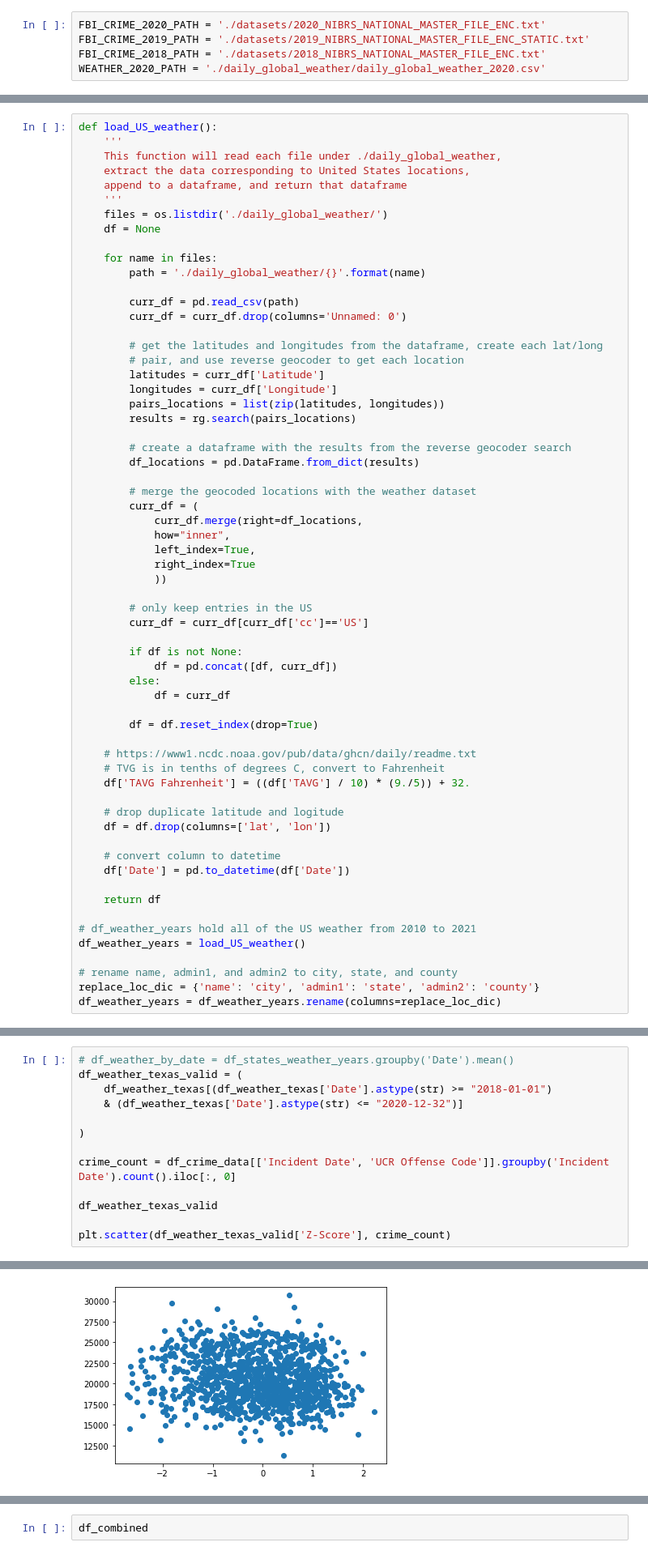
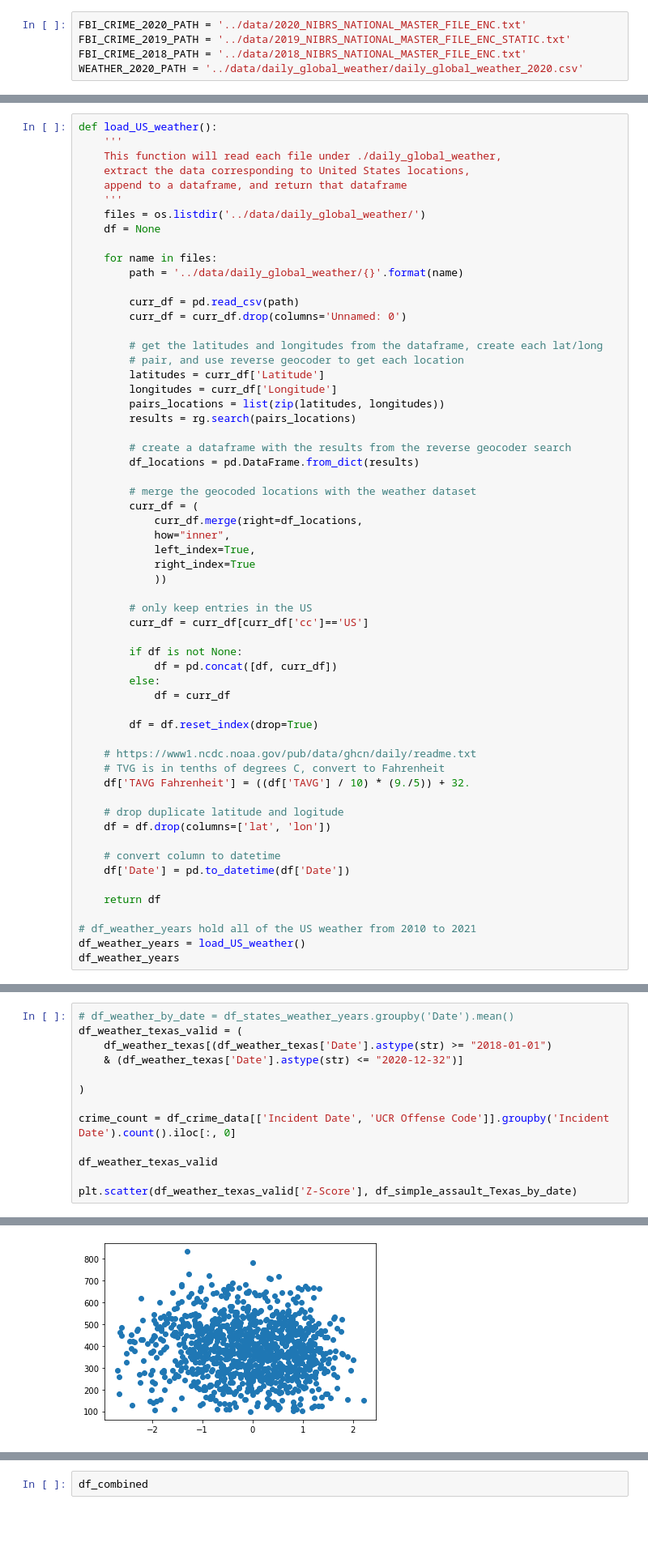
Before and after one commit to gavintchan/data200-grad-project, a Jupyter notebook: analysis/data200_grad_project.ipynb, the cells around one changed output, grey strips where cells are left out. Shown at 81% size. Cells and saved outputs as stored; diff of their text form; blank space fills up the shorter version.

```diff
--- a/data200_grad_project.ipynb
+++ b/analysis/data200_grad_project.ipynb
@@ -99,8 +120,8 @@ if download_unzip_datasets:
 # %%
-FBI_CRIME_2020_PATH = './datasets/2020_NIBRS_NATIONAL_MASTER_FILE_ENC.txt'
-FBI_CRIME_2019_PATH = './datasets/2019_NIBRS_NATIONAL_MASTER_FILE_ENC_STATIC.txt'
-FBI_CRIME_2018_PATH = './datasets/2018_NIBRS_NATIONAL_MASTER_FILE_ENC.txt'
-WEATHER_2020_PATH = './daily_global_weather/daily_global_weather_2020.csv'
+FBI_CRIME_2020_PATH = '../data/2020_NIBRS_NATIONAL_MASTER_FILE_ENC.txt'
+FBI_CRIME_2019_PATH = '../data/2019_NIBRS_NATIONAL_MASTER_FILE_ENC_STATIC.txt'
+FBI_CRIME_2018_PATH = '../data/2018_NIBRS_NATIONAL_MASTER_FILE_ENC.txt'
+WEATHER_2020_PATH = '../data/daily_global_weather/daily_global_weather_2020.csv'
 # %%
 # read daily 2020 weather dataset
 df_daily_global_weather = pd.read_csv(WEATHER_2020_PATH)
@@ -187,11 +208,11 @@ def load_US_weather():
     extract the data corresponding to United States locations,
     append to a dataframe, and return that dataframe
     '''
-    files = os.listdir('./daily_global_weather/')
+    files = os.listdir('../data/daily_global_weather/')
     df = None
 
     for name in files:
-        path = './daily_global_weather/{}'.format(name)
+        path = '../data/daily_global_weather/{}'.format(name)
 
         curr_df = pd.read_csv(path)
         curr_df = curr_df.drop(columns='Unnamed: 0')
@@ -238,7 +259,4 @@ def load_US_weather():
 
 # df_weather_years hold all of the US weather from 2010 to 2021
 df_weather_years = load_US_weather()
-
-# rename name, admin1, and admin2 to city, state, and county
-replace_loc_dic = {'name': 'city', 'admin1': 'state', 'admin2': 'county'}
-df_weather_years = df_weather_years.rename(columns=replace_loc_dic)
+df_weather_years
@@ -1067,17 +1108,17 @@ plot_temperature_crime_relationship("Intimidation")
 # %%
 # df_weather_by_date = df_states_weather_years.groupby('Date').mean()
 df_weather_texas_valid = (
     df_weather_texas[(df_weather_texas['Date'].astype(str) >= "2018-01-01")
     & (df_weather_texas['Date'].astype(str) <= "2020-12-32")]
 
 )
 
 crime_count = df_crime_data[['Incident Date', 'UCR Offense Code']].groupby('Incident Date').count().iloc[:, 0]
 
 df_weather_texas_valid
 
-plt.scatter(df_weather_texas_valid['Z-Score'], crime_count)
+plt.scatter(df_weather_texas_valid['Z-Score'], df_simple_assault_Texas_by_date)
 # %% [output]
 <matplotlib.collections.PathCollection at 0x...>
-[figure, old version]
+[figure, new version]
 # %%
```
Also changed, not shown: parts of 36 cells of this notebook, 13 other files.
